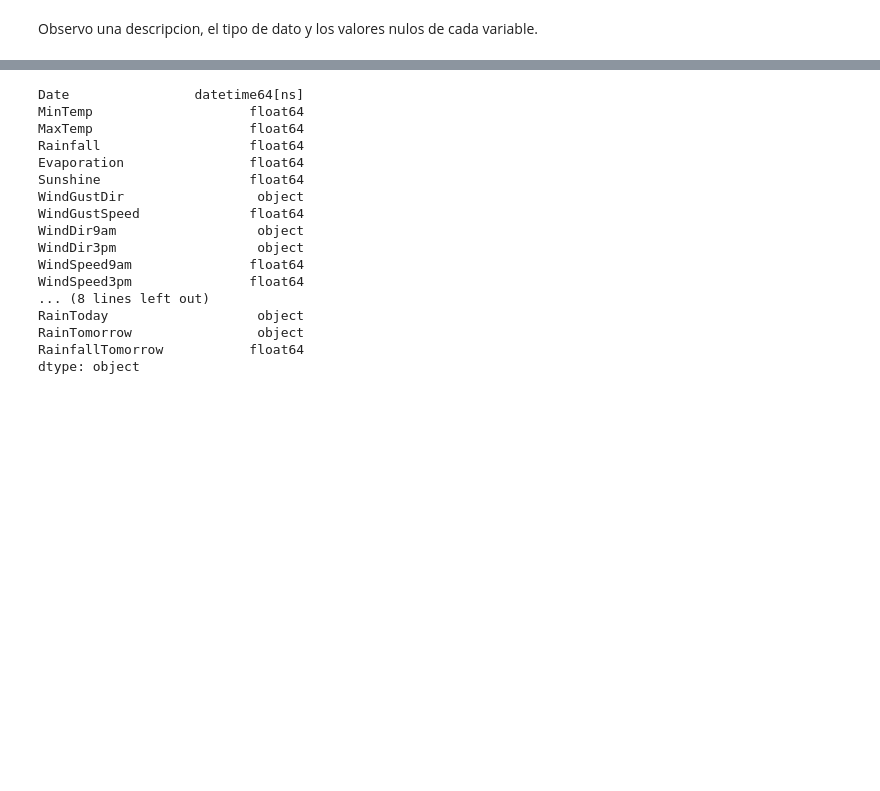
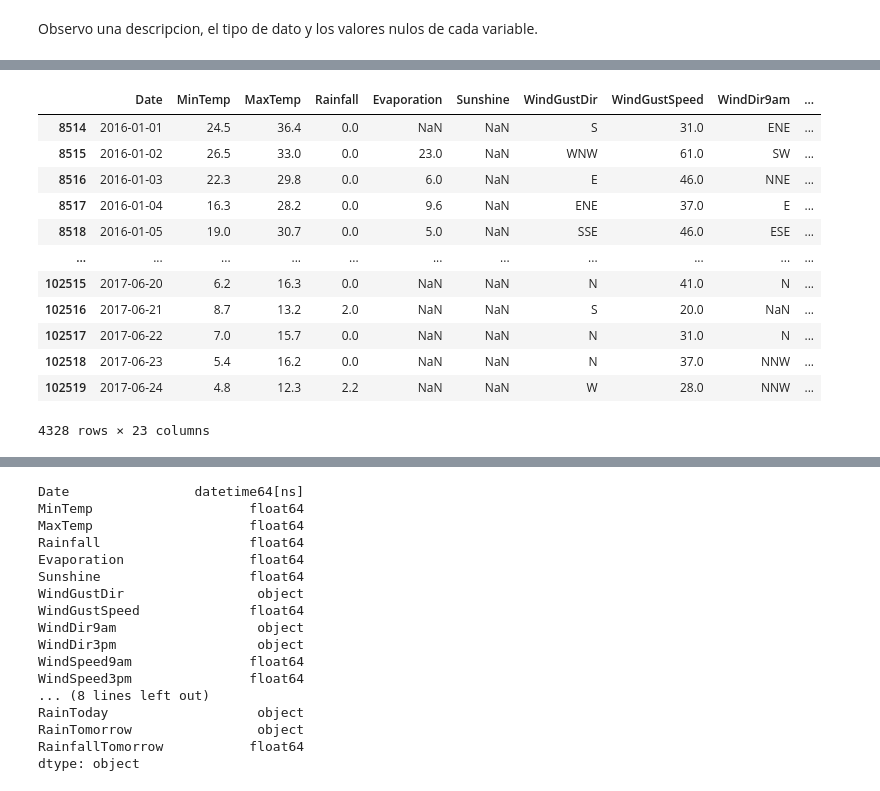
Before and after one commit to franciscoryb1/AA1-TUIA-RodriguezYBarros, a Jupyter notebook: tp.ipynb, the cells around one changed output, grey strips where cells are left out. Drawn from its saved outputs; the diff is of its cells as text; code cells hidden in the pictures; blank space fills up the shorter version.

```diff
--- a/tp.ipynb
+++ b/tp.ipynb
@@ -93,3 +109,19 @@ Observo una descripcion, el tipo de dato y los valores nulos de cada variable.
+# %%
+df_test
+# %% [output]
+|  | Date | MinTemp | MaxTemp | Rainfall | Evaporation | Sunshine | WindGustDir | WindGustSpeed | WindDir9am | ... |
+| 8514 | 2016-01-01 | 24.5 | 36.4 | 0.0 | NaN | NaN | S | 31.0 | ENE | ... |
+| 8515 | 2016-01-02 | 26.5 | 33.0 | 0.0 | 23.0 | NaN | WNW | 61.0 | SW | ... |
+| 8516 | 2016-01-03 | 22.3 | 29.8 | 0.0 | 6.0 | NaN | E | 46.0 | NNE | ... |
+| 8517 | 2016-01-04 | 16.3 | 28.2 | 0.0 | 9.6 | NaN | ENE | 37.0 | E | ... |
+| 8518 | 2016-01-05 | 19.0 | 30.7 | 0.0 | 5.0 | NaN | SSE | 46.0 | ESE | ... |
+| ... | ... | ... | ... | ... | ... | ... | ... | ... | ... | ... |
+| 102515 | 2017-06-20 | 6.2 | 16.3 | 0.0 | NaN | NaN | N | 41.0 | N | ... |
+| 102516 | 2017-06-21 | 8.7 | 13.2 | 2.0 | NaN | NaN | S | 20.0 | NaN | ... |
+| 102517 | 2017-06-22 | 7.0 | 15.7 | 0.0 | NaN | NaN | N | 31.0 | N | ... |
+| 102518 | 2017-06-23 | 5.4 | 16.2 | 0.0 | NaN | NaN | N | 37.0 | NNW | ... |
+| 102519 | 2017-06-24 | 4.8 | 12.3 | 2.2 | NaN | NaN | W | 28.0 | NNW | ... |
+4328 rows × 23 columns
 # %%
 df_train.describe()
 # %% [output]
```
Also changed, not shown: parts of 62 cells of this notebook.
